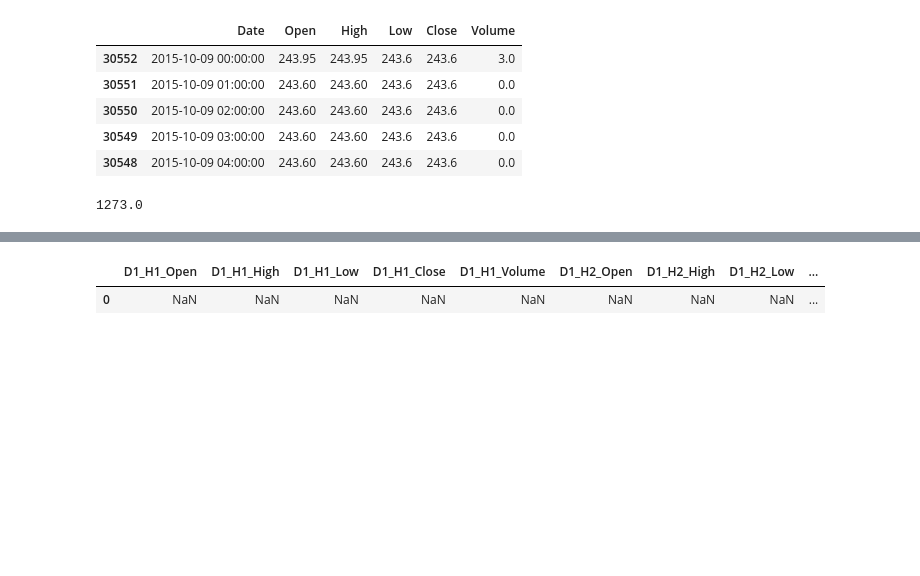
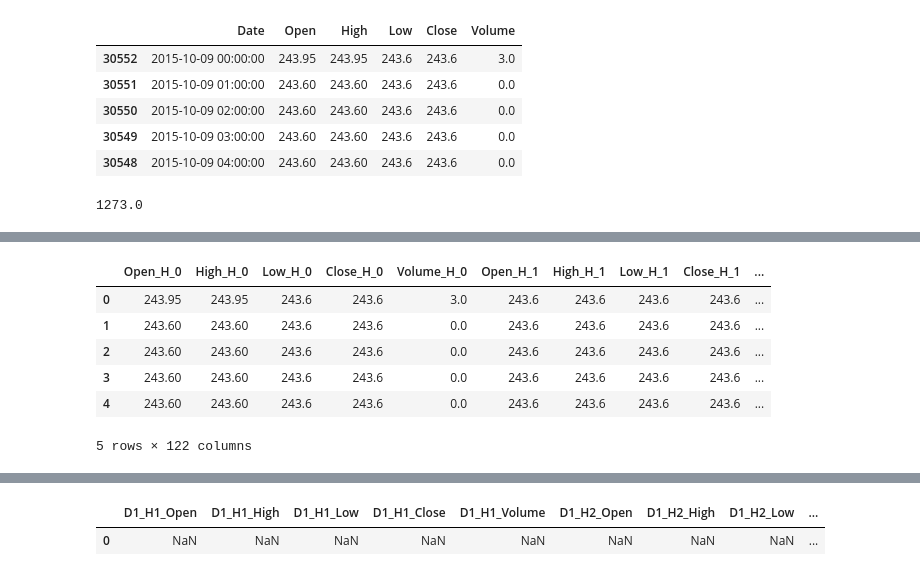
Before and after one commit to Nexil221/BSc-project, a Jupyter notebook: rf1.ipynb, the cells around one changed output, grey strips where cells are left out. Cells and saved outputs as stored; diff of their text form; code cells hidden in the pictures; blank space fills up the shorter version.

```diff
--- a/rf1.ipynb
+++ b/rf1.ipynb
@@ -195,0 +239,23 @@ df_btc.iloc[index+24][1]
+# %%
+#create colnames_li(list) with column names
+colname=['Open', 'High', 'Low', 'Close', 'Volume']
+colnames_li=[]
+for i in range(24):
+    for col in colname:
+        col_names= [col + '_H_' + str(i)]
+        #print(col_names)
+        colnames_li.append(col_names)\
+
+#change column names from colnames_li(list)
+for j in range(len(df_dayrow.columns)-2):
+    df_dayrow.columns.values[j] = colnames_li[j][0]
+# %%
+df_dayrow.head()
+# %% [output]
+|  | Open_H_0 | High_H_0 | Low_H_0 | Close_H_0 | Volume_H_0 | Open_H_1 | High_H_1 | Low_H_1 | Close_H_1 | ... |
+| 0 | 243.95 | 243.95 | 243.6 | 243.6 | 3.0 | 243.6 | 243.6 | 243.6 | 243.6 | ... |
+| 1 | 243.60 | 243.60 | 243.6 | 243.6 | 0.0 | 243.6 | 243.6 | 243.6 | 243.6 | ... |
+| 2 | 243.60 | 243.60 | 243.6 | 243.6 | 0.0 | 243.6 | 243.6 | 243.6 | 243.6 | ... |
+| 3 | 243.60 | 243.60 | 243.6 | 243.6 | 0.0 | 243.6 | 243.6 | 243.6 | 243.6 | ... |
+| 4 | 243.60 | 243.60 | 243.6 | 243.6 | 0.0 | 243.6 | 243.6 | 243.6 | 243.6 | ... |
+5 rows × 122 columns
```
Also changed, not shown: parts of 22 cells of this notebook.
